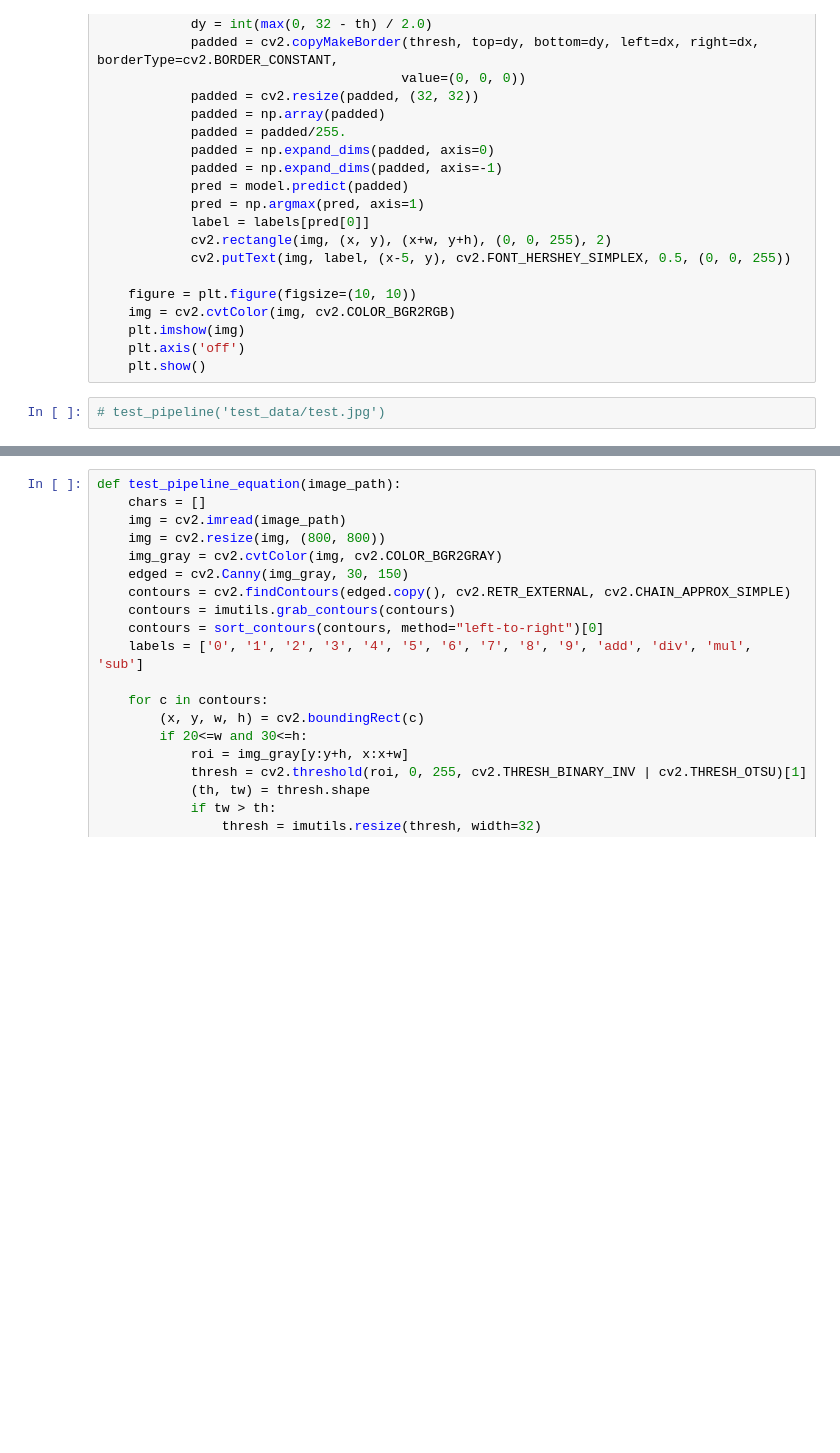
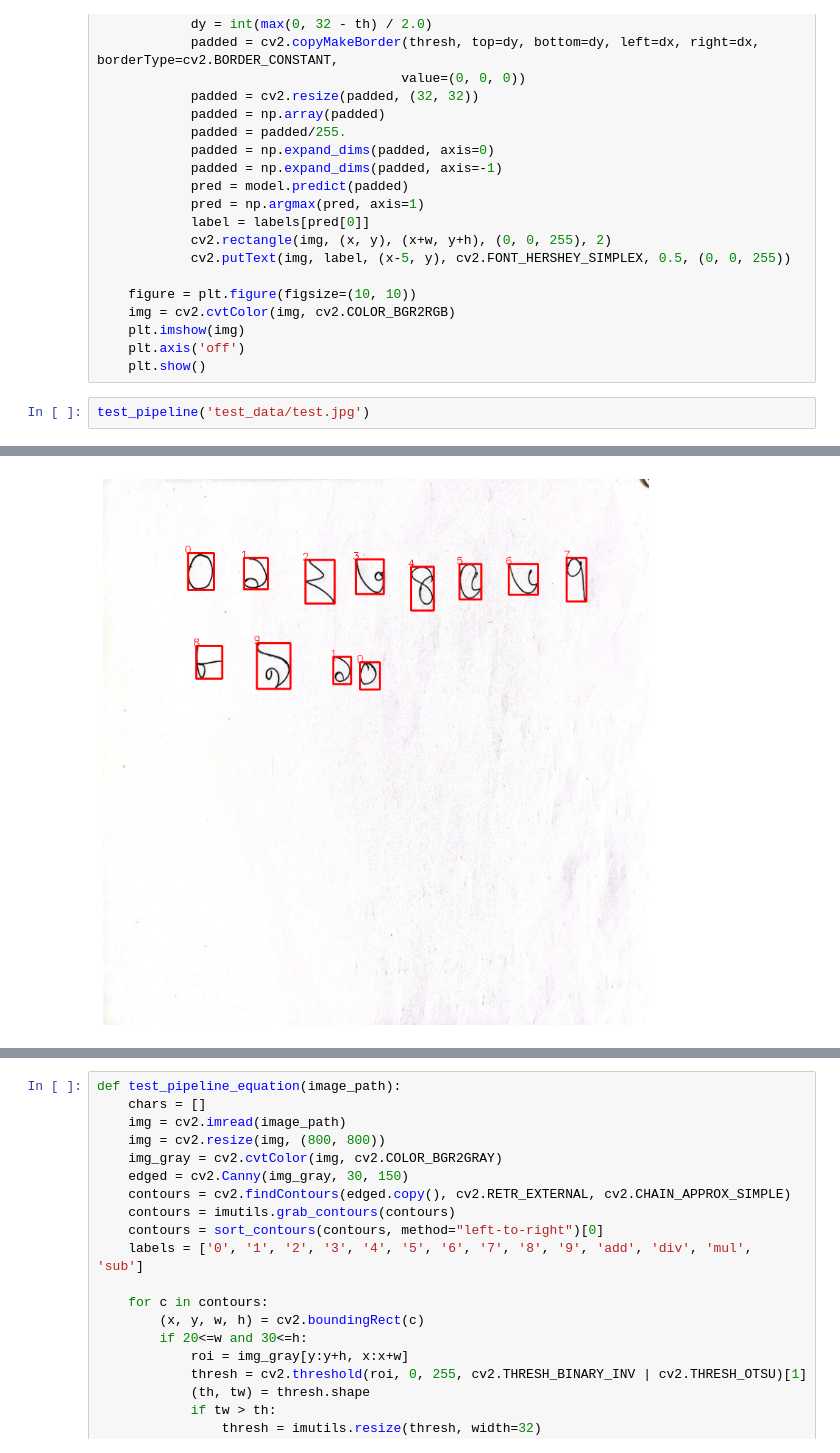
Before and after one commit to sabikrahat/bangla_handwritten_math_solver, a Jupyter notebook: bangla_handwritten_math_solver.ipynb, the cells around one changed output, grey strips where cells are left out. Saved outputs shown, nothing was run; the diff lists cells and outputs as text; blank space fills up the shorter version.

```diff
--- a/bangla_handwritten_math_solver.ipynb
+++ b/bangla_handwritten_math_solver.ipynb
@@ -397,4 +397,5 @@ def test_pipeline(image_path):
     plt.axis('off')
     plt.show()
 # %%
-# test_pipeline('test_data/test.jpg')
+test_pipeline('test_data/test.jpg')
+# %% [output]
@@ -401 +414,2 @@ def test_pipeline(image_path):
+[figure, added]
 # %%
```
Also changed, not shown: parts of 19 cells of this notebook, 4 other files.
